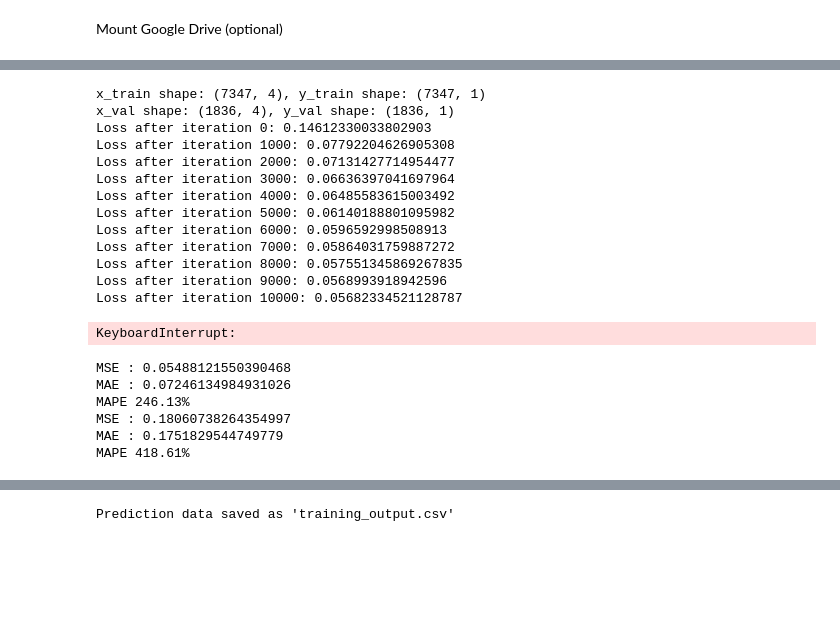
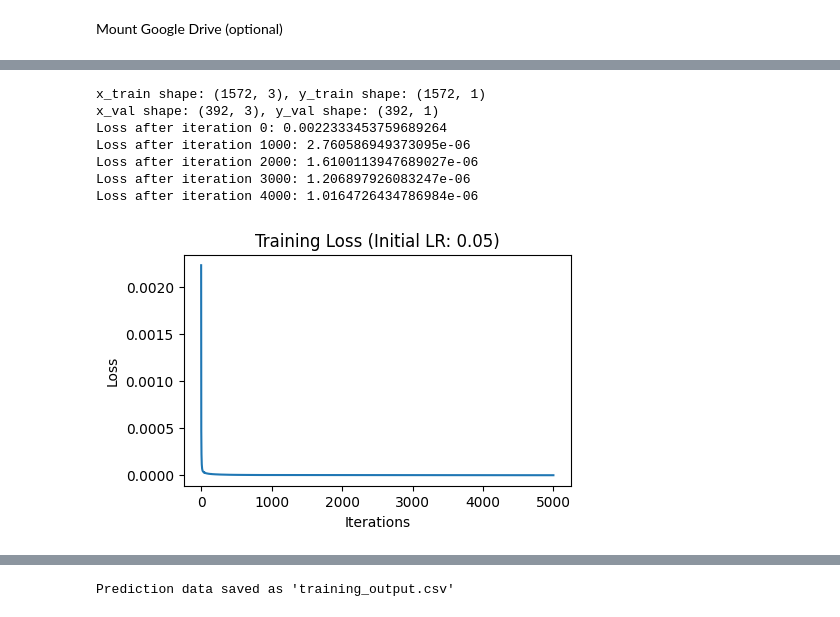
Before and after one commit to TacoStop666/ML_FinalProject, a Jupyter notebook: nnmodel.ipynb, the cells around one changed output, grey strips where cells are left out. Saved outputs shown, nothing was run; the diff lists cells and outputs as text; code cells hidden in the pictures; blank space fills up the shorter version.

```diff
--- a/nnmodel.ipynb
+++ b/nnmodel.ipynb
@@ -753,49 +793,45 @@ print(doc_bag)
 # %%
-### START CODE HERE ###
-xy = datalist[[ "followers","is Photo", "hashtag_count", "days_diff", "Like Count"]].to_numpy()
-x = xy[:, :-1]
-y = xy[:, -1]
-x_processed, y_processed = preProcessed(x, y)
-x_train, y_train, x_val, y_val = split_data(x_processed, y_processed, split_ratio=0.2)
-print(f"x_train shape: {x_train.shape}, y_train shape: {y_train.shape}")
-print(f"x_val shape: {x_val.shape}, y_val shape: {y_val.shape}")
+# data_isPhoto = filtered_data[filtered_data["is Photo"] == 1]
+data_isPhoto = datalist[(datalist["followers"] > 10000) & (datalist["followers"] < 1000000) & (datalist["is Photo"] == 1)]
+xy_isPhoto = data_isPhoto[[ "followers", "hashtag_count", "days_diff", "Like Count"]].to_numpy()
+
+x_isPhoto = xy_isPhoto[:, :-1]
+y_isPhoto = xy_isPhoto[:, -1]
+x_processed_isPhoto, y_processed_isPhoto = preProcessed(x_isPhoto, y_isPhoto)
+x_train_isPhoto, y_train_isPhoto, x_val_isPhoto, y_val_isPhoto = split_data(x_processed_isPhoto, y_processed_isPhoto, split_ratio=0.2)
+print(f"x_train shape: {x_train_isPhoto.shape}, y_train shape: {y_train_isPhoto.shape}")
+print(f"x_val shape: {x_val_isPhoto.shape}, y_val shape: {y_val_isPhoto.shape}")
 
 loss_function = "mse";
-layers_dims = [x_train.shape[-1], 16, 16, 1] # linear for converge, sigmoid for diverge
+layers_dims = [x_train_isPhoto.shape[-1], 32, 16, 1] # linear for converge, sigmoid for diverge
 activation_fn = ["relu", "relu", "linear"]
 learning_rate = 0.05
-num_iterations = 30000
+num_iterations = 50000
 print_loss = True
 print_freq = 1000
 decrease_freq = 1000
 decrease_proportion = 0.9
 batch_size = 16
 
-model = Model(layers_dims, activation_fn, loss_function)
-model, losses, history = train_model(model, x_train, y_train, learning_rate, num_iterations, batch_size, print_loss, print_freq, decrease_freq, decrease_proportion)
+model_isPhoto = Model(layers_dims, activation_fn, loss_function)
+model_isPhoto, losses, history = train_model(model_isPhoto, x_train_isPhoto, y_train_isPhoto, learning_rate, num_iterations, batch_size, print_loss, print_freq, decrease_freq, decrease_proportion)
 
 # Plot the loss
 plt.figure(figsize=(5, 3))
 plt.plot(losses)
 plt.xlabel('Iterations')
 plt.ylabel('Loss')
 plt.title(f'Training Loss (Initial LR: {learning_rate})')
 plt.show()
 # %% [output]
-x_train shape: (7347, 4), y_train shape: (7347, 1)
-x_val shape: (1836, 4), y_val shape: (1836, 1)
-Loss after iteration 0: 0.14612330033802903
-Loss after iteration 1000: 0.07792204626905308
-Loss after iteration 2000: 0.07131427714954477
-Loss after iteration 3000: 0.06636397041697964
-Loss after iteration 4000: 0.06485583615003492
-Loss after iteration 5000: 0.06140188801095982
-Loss after iteration 6000: 0.0596592998508913
-Loss after iteration 7000: 0.05864031759887272
-Loss after iteration 8000: 0.057551345869267835
-Loss after iteration 9000: 0.0568993918942596
-Loss after iteration 10000: 0.05682334521128787
+x_train shape: (1572, 3), y_train shape: (1572, 1)
+x_val shape: (392, 3), y_val shape: (392, 1)
+Loss after iteration 0: 0.0022333453759689264
+Loss after iteration 1000: 2.760586949373095e-06
+Loss after iteration 2000: 1.6100113947689027e-06
+Loss after iteration 3000: 1.206897926083247e-06
+Loss after iteration 4000: 1.0164726434786984e-06
-KeyboardInterrupt:
+[figure, added]
 # %%
 def calculate_MAPE(prediction, ground_truth):
     ground_truth = np.where(ground_truth == 0, np.finfo(float).eps, ground_truth) # ensure no 0 in nparray
@@ -825,15 +861,3 @@ def predict(x, y_true, model):
         # print(f"Accuracy (within tolerance of {tolerance}): {accuracy:.2f}%")
 
     return y_pred
-# %%
-pred_train = predict(x_train, y_train, model)
-pred_val = predict(x_val, y_val, model)
-# save_final_result(model, x_train, y_train)
-# animate_training(history, x_train, y_train)
-# %% [output]
-MSE : 0.05488121550390468
-MAE : 0.07246134984931026
-MAPE 246.13%
-MSE : 0.18060738264354997
-MAE : 0.1751829544749779
-MAPE 418.61%
```
Also changed, not shown: parts of 8 cells of this notebook.
